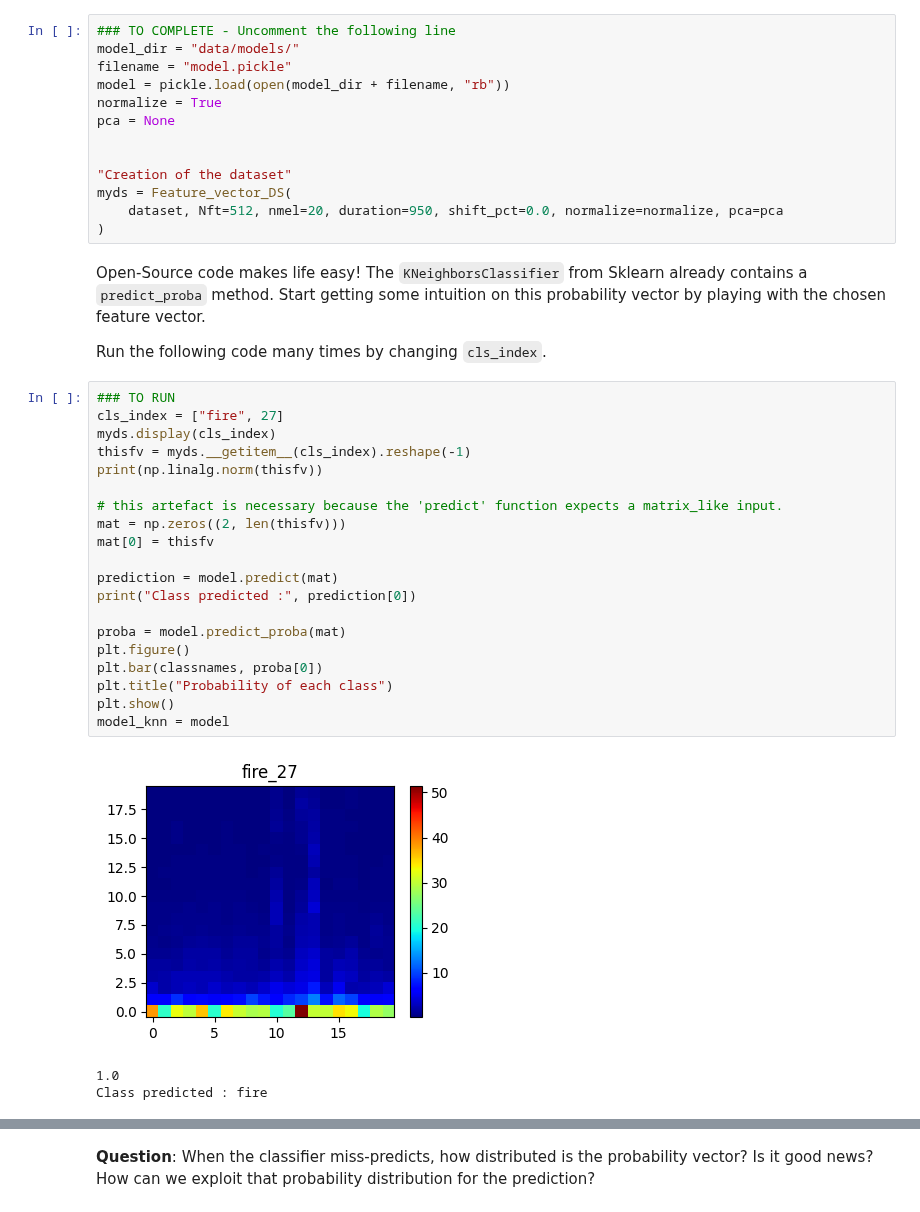
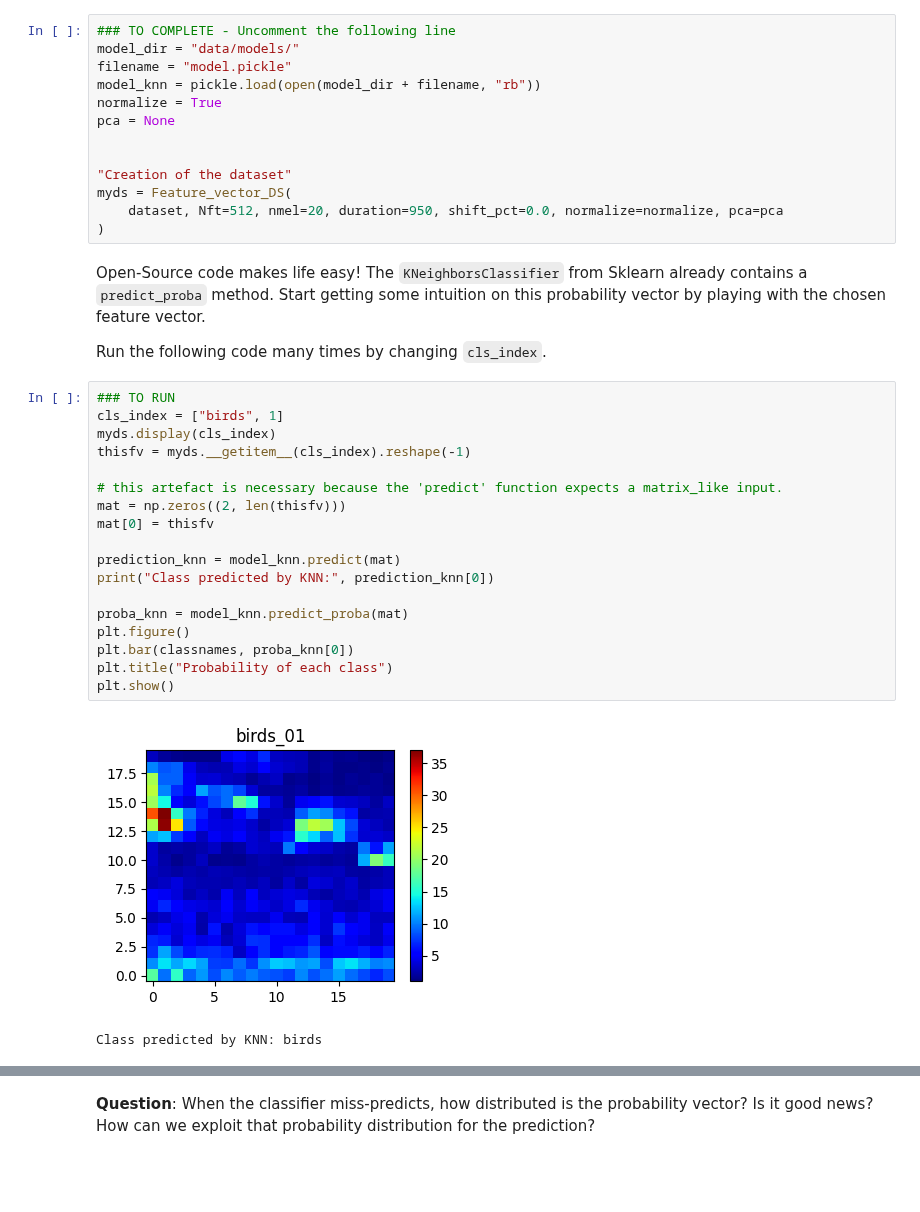
Before and after one commit to LELEC210X/LELEC210X, a Jupyter notebook: classification/h5a3_confidence_and_memory.ipynb, the cells around one changed output, grey strips where cells are left out. Cells and saved outputs as stored; diff of their text form; blank space fills up the shorter version.

```diff
--- a/classification/h5a3_confidence_and_memory.ipynb
+++ b/classification/h5a3_confidence_and_memory.ipynb
@@ -60,7 +60,7 @@ Don't forget to normalize your feature vectors as well as reduce their dimension
 ### TO COMPLETE - Uncomment the following line
 model_dir = "data/models/"
 filename = "model.pickle"
-model = pickle.load(open(model_dir + filename, "rb"))
+model_knn = pickle.load(open(model_dir + filename, "rb"))
 normalize = True
 pca = None
 
@@ -75,25 +75,22 @@ Open-Source code makes life easy! The ``KNeighborsClassifier`` from Sklearn alre
 Run the following code many times by changing  ``cls_index``. <br>
 # %%
 ### TO RUN
-cls_index = ["fire", 27]
+cls_index = ["birds", 1]
 myds.display(cls_index)
 thisfv = myds.__getitem__(cls_index).reshape(-1)
-print(np.linalg.norm(thisfv))
 
 # this artefact is necessary because the 'predict' function expects a matrix_like input.
 mat = np.zeros((2, len(thisfv)))
 mat[0] = thisfv
 
-prediction = model.predict(mat)
-print("Class predicted :", prediction[0])
+prediction_knn = model_knn.predict(mat)
+print("Class predicted by KNN:", prediction_knn[0])
 
-proba = model.predict_proba(mat)
+proba_knn = model_knn.predict_proba(mat)
 plt.figure()
-plt.bar(classnames, proba[0])
+plt.bar(classnames, proba_knn[0])
 plt.title("Probability of each class")
 plt.show()
-model_knn = model
 # %% [output]
-[figure, old version]
+[figure, new version]
-1.0
-Class predicted : fire
+Class predicted by KNN: birds
```
Also changed, not shown: parts of 4 cells of this notebook, 25 other files.
